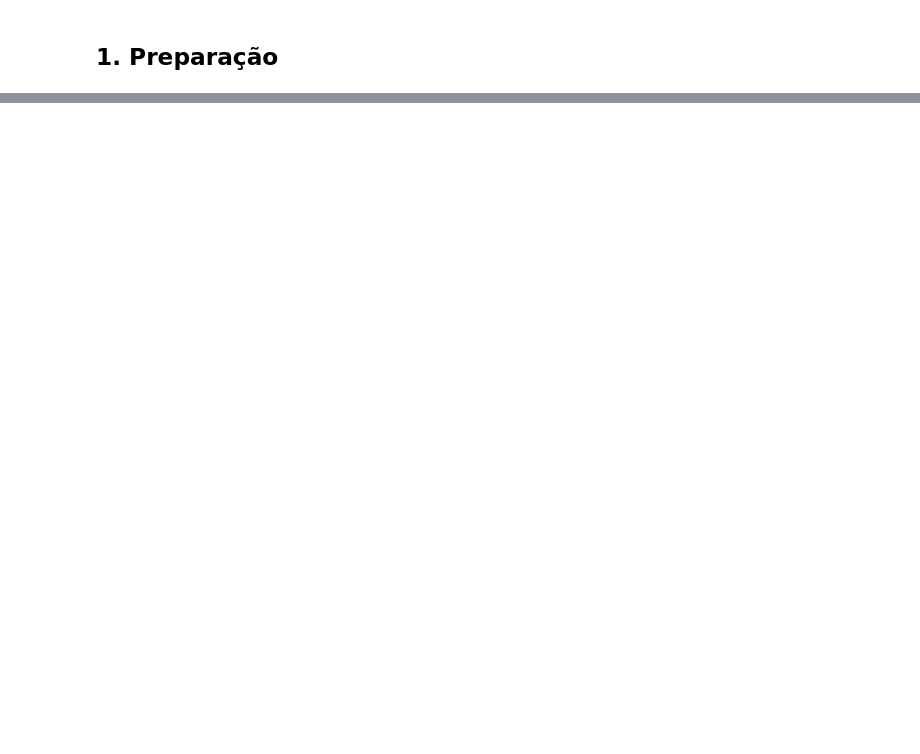
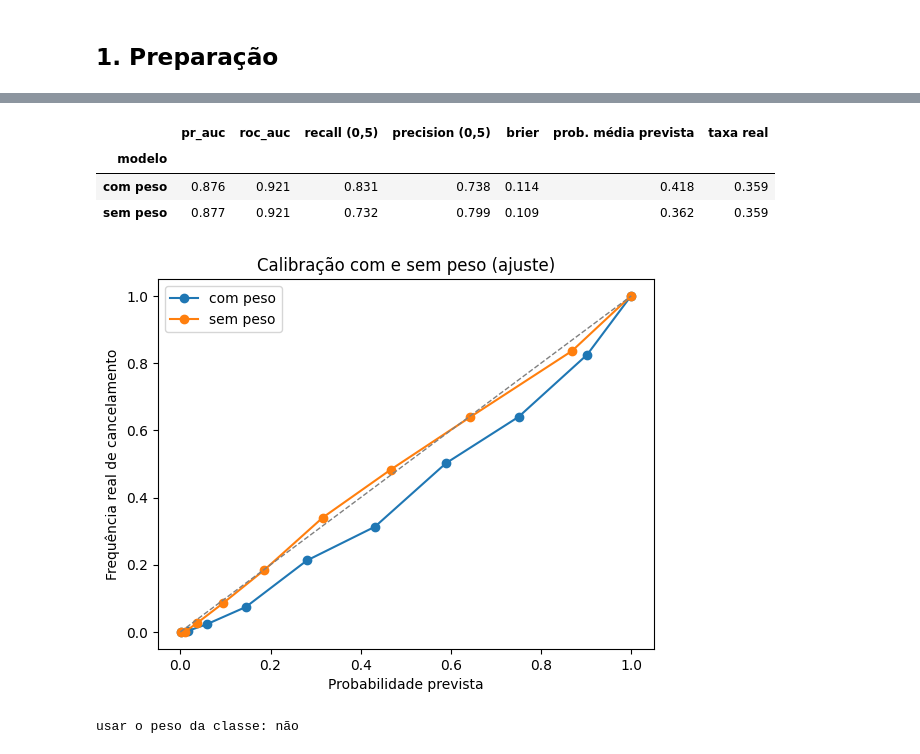
Before and after one commit to josepharroyoh/hotel-cancellation-ml, a Jupyter notebook: notebooks/06_model_tuning_calibration.ipynb, the cells around one changed output, grey strips where cells are left out. Saved outputs shown, nothing was run; the diff lists cells and outputs as text; code cells hidden in the pictures; blank space fills up the shorter version.

```diff
--- a/notebooks/06_model_tuning_calibration.ipynb
+++ b/notebooks/06_model_tuning_calibration.ipynb
@@ -225,0 +136,10 @@ limiar: 0.4
+# %%
+novas_num = ["total_nights", "total_guests", "has_previous_cancellation",
+             "zero_nights", "has_company", "has_agent"]
+novas_cat = ["arrival_dow", "booking_month", "booking_dow"]
+
+base = avaliar_variaveis(VARIAVEIS_NUMERICAS, VARIAVEIS_CATEGORICAS)
+sem_novas = avaliar_variaveis([v for v in VARIAVEIS_NUMERICAS if v not in novas_num],
+                              [v for v in VARIAVEIS_CATEGORICAS if v not in novas_cat])
+
+tabela({"com as variáveis novas": base, "sem as variáveis novas": sem_novas})
@@ -225,0 +526,8 @@ limiar: 0.4
+# %%
+if average_precision_score(y_aj, prob_ajustado) > average_precision_score(y_aj, prob_padrao):
+    escolha, prob_escolhido = "encontrada pela busca", prob_ajustado
+    params_escolhidos = {k.replace("modelo__", ""): v for k, v in busca.best_params_.items()}
+else:
+    escolha, prob_escolhido = "padrão (notebook 05)", prob_padrao
+    params_escolhidos = {}
+print("configuração escolhida:", escolha)
@@ -225,0 +618,41 @@ limiar: 0.4
+# %%
+prob_com = xgb_base(**params_escolhidos).fit(X_sub_p, y_sub).predict_proba(X_aj_p)[:, 1]
+prob_sem = xgb_base(scale_pos_weight=1, **params_escolhidos).fit(X_sub_p, y_sub).predict_proba(X_aj_p)[:, 1]
+
+linhas = []
+for nome, prob in [("com peso", prob_com), ("sem peso", prob_sem)]:
+    pred = (prob >= 0.5).astype(int)
+    linhas.append({"modelo": nome,
+                   "pr_auc": average_precision_score(y_aj, prob),
+                   "roc_auc": roc_auc_score(y_aj, prob),
+                   "recall (0,5)": recall_score(y_aj, pred),
+                   "precision (0,5)": precision_score(y_aj, pred),
+                   "brier": brier_score_loss(y_aj, prob),
+                   "prob. média prevista": prob.mean(),
+                   "taxa real": y_aj.mean()})
+pd.DataFrame(linhas).set_index("modelo")
+# %% [output]
+|  | pr_auc | roc_auc | recall (0,5) | precision (0,5) | brier | prob. média prevista | taxa real |
+| modelo |  |  |  |  |  |  |  |
+| com peso | 0.876 | 0.921 | 0.831 | 0.738 | 0.114 | 0.418 | 0.359 |
+| sem peso | 0.877 | 0.921 | 0.732 | 0.799 | 0.109 | 0.362 | 0.359 |
+# %%
+for nome, prob in [("com peso", prob_com), ("sem peso", prob_sem)]:
+    frac, media = calibration_curve(y_aj, prob, n_bins=10, strategy="quantile")
+    plt.plot(media, frac, marker="o", label=nome)
+plt.plot([0, 1], [0, 1], "--", color="gray", linewidth=1)
+plt.xlabel("Probabilidade prevista")
+plt.ylabel("Frequência real de cancelamento")
+plt.title("Calibração com e sem peso (ajuste)")
+plt.legend()
+plt.show()
+# %% [output]
+[figure, added]
+# %%
+# a PR-AUC é praticamente a mesma, então fico com a opção de menor Brier
+usar_peso = brier_score_loss(y_aj, prob_com) < brier_score_loss(y_aj, prob_sem)
+peso_escolhido = peso_pos if usar_peso else 1
+prob_escolhido = prob_com if usar_peso else prob_sem
+print("usar o peso da classe:", "sim" if usar_peso else "não")
+# %% [output]
+usar o peso da classe: não
```
Also changed, not shown: parts of 64 cells of this notebook.
